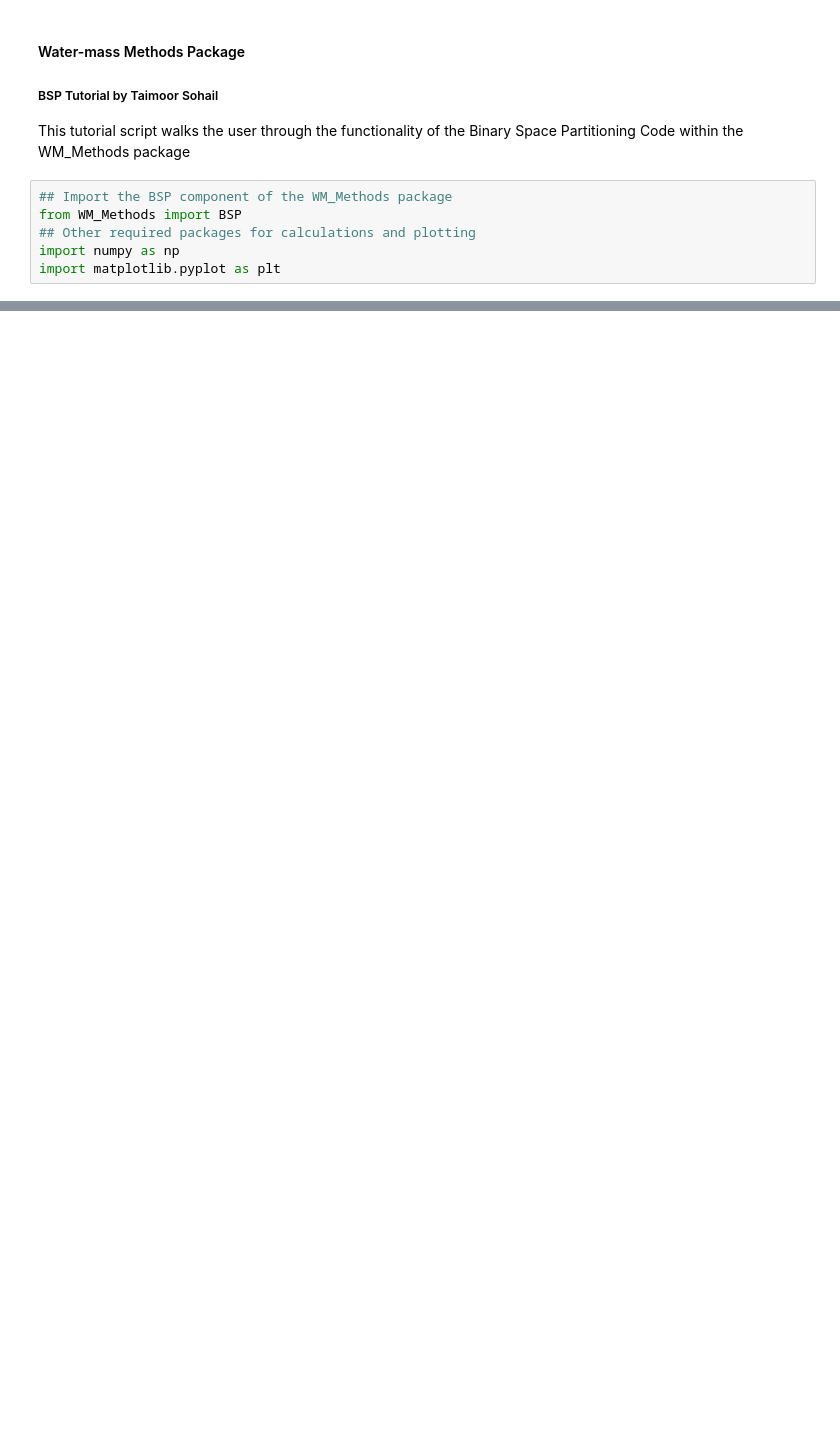
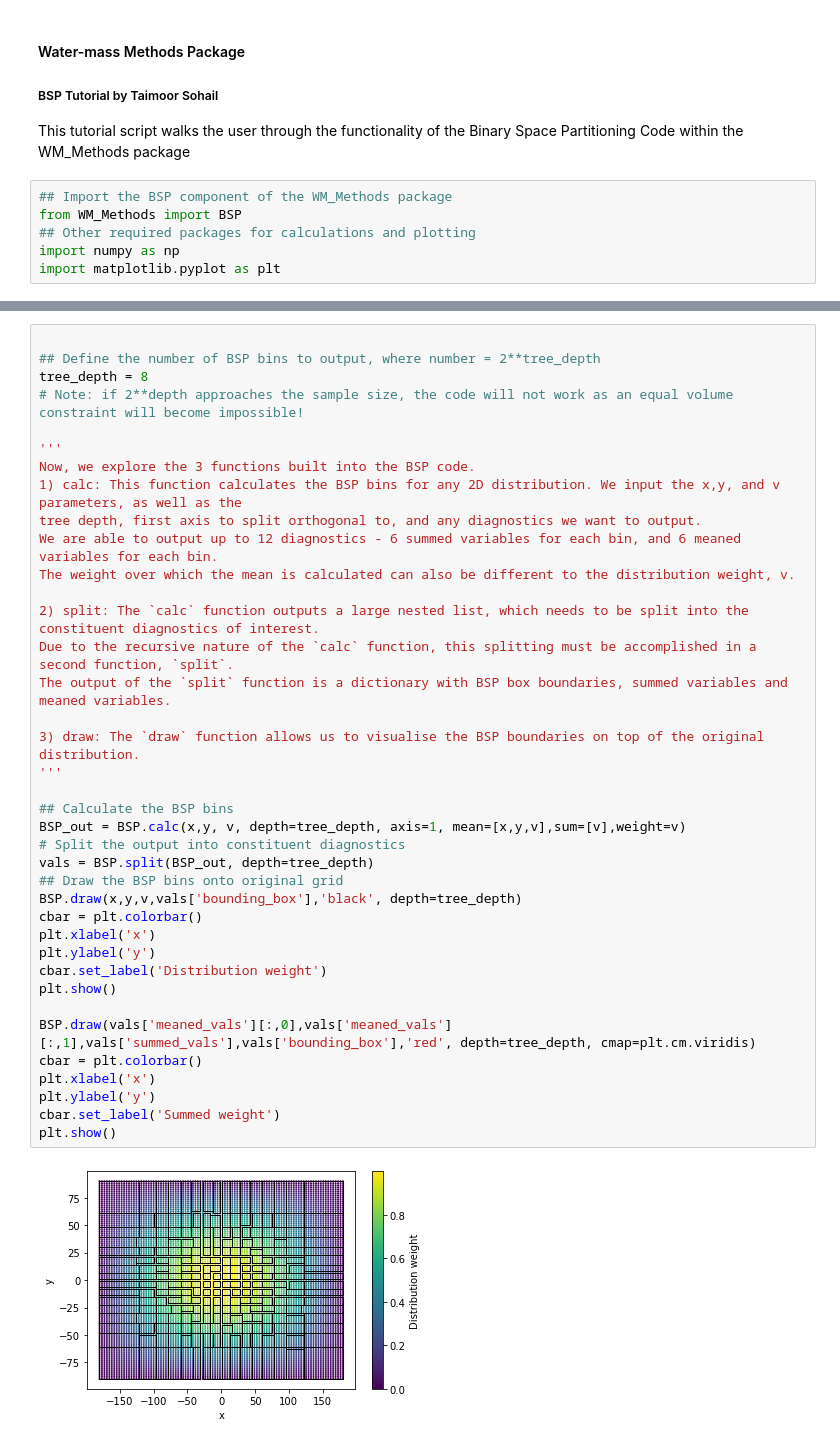
Before and after one commit to taimoorsohail/WM_Methods, a Jupyter notebook: BSP_tutorial.ipynb, the cells around one changed output, grey strips where cells are left out. Cells and saved outputs as stored; diff of their text form; blank space fills up the shorter version.

```diff
--- a/BSP_tutorial.ipynb
+++ b/BSP_tutorial.ipynb
@@ -63,0 +31,40 @@ plt.show()
+# %%
+
+## Define the number of BSP bins to output, where number = 2**tree_depth
+tree_depth = 8
+# Note: if 2**depth approaches the sample size, the code will not work as an equal volume constraint will become impossible!
+
+'''
+Now, we explore the 3 functions built into the BSP code.
+1) calc: This function calculates the BSP bins for any 2D distribution. We input the x,y, and v parameters, as well as the
+tree depth, first axis to split orthogonal to, and any diagnostics we want to output.
+We are able to output up to 12 diagnostics - 6 summed variables for each bin, and 6 meaned variables for each bin.
+The weight over which the mean is calculated can also be different to the distribution weight, v.
+
+2) split: The `calc` function outputs a large nested list, which needs to be split into the constituent diagnostics of interest.
+Due to the recursive nature of the `calc` function, this splitting must be accomplished in a second function, `split`.
+The output of the `split` function is a dictionary with BSP box boundaries, summed variables and meaned variables.
+
+3) draw: The `draw` function allows us to visualise the BSP boundaries on top of the original distribution.
+'''
+
+## Calculate the BSP bins
+BSP_out = BSP.calc(x,y, v, depth=tree_depth, axis=1, mean=[x,y,v],sum=[v],weight=v)
+# Split the output into constituent diagnostics
+vals = BSP.split(BSP_out, depth=tree_depth)
+## Draw the BSP bins onto original grid
+BSP.draw(x,y,v,vals['bounding_box'],'black', depth=tree_depth)
+cbar = plt.colorbar()
+plt.xlabel('x')
+plt.ylabel('y')
+cbar.set_label('Distribution weight')
+plt.show()
+
+BSP.draw(vals['meaned_vals'][:,0],vals['meaned_vals'][:,1],vals['summed_vals'],vals['bounding_box'],'red', depth=tree_depth, cmap=plt.cm.viridis)
+cbar = plt.colorbar()
+plt.xlabel('x')
+plt.ylabel('y')
+cbar.set_label('Summed weight')
+plt.show()
+# %% [output]
+[figure, added]
```
Also changed, not shown: parts of 2 cells of this notebook, 5 other files.
